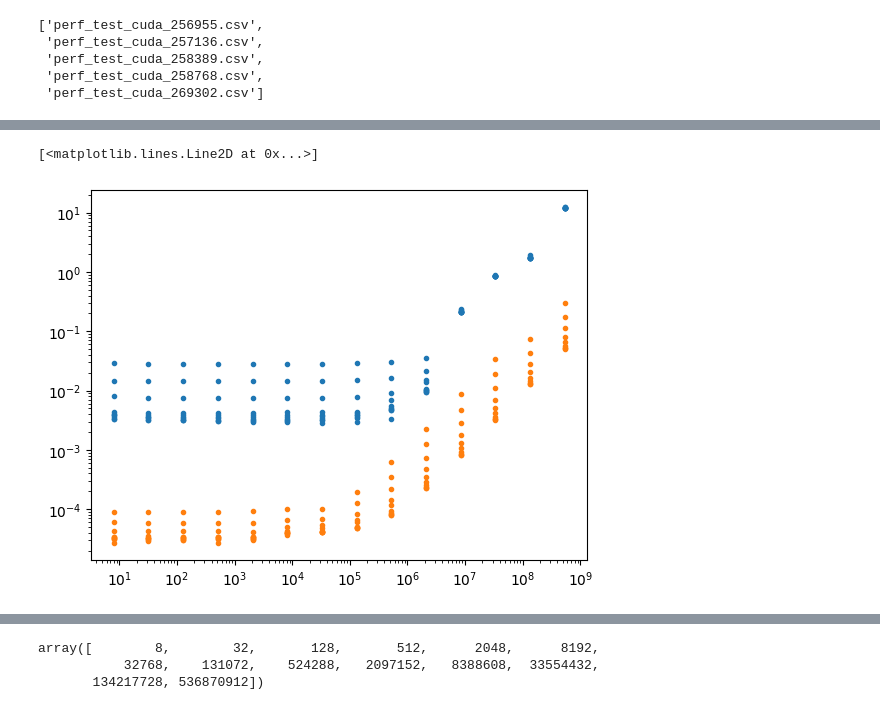
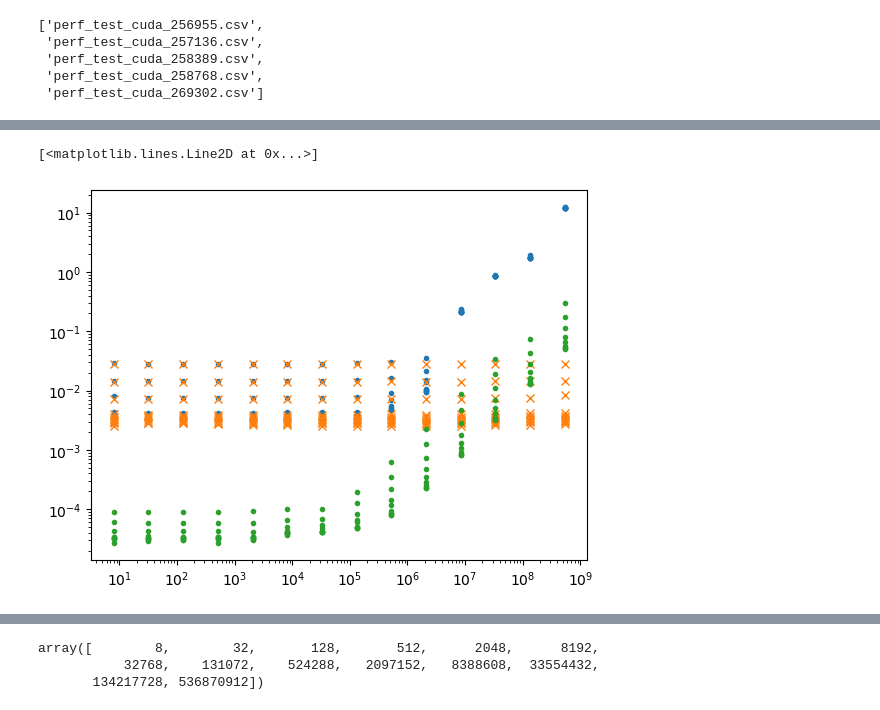
Before and after one commit to grafrap/HPC4WC-overlapping, a Jupyter notebook: measurements/measurement plots.ipynb, the cells around one changed output, grey strips where cells are left out. Drawn from its saved outputs; the diff is of its cells as text; code cells hidden in the pictures.

```diff
--- a/measurements/measurement plots.ipynb
+++ b/measurements/measurement plots.ipynb
@@ -73,6 +105,7 @@ df_gt4py_gpu_notran = pd.read_csv("timeit_gt4py_gpu_notransfer_307809.csv")
 # %%
 plt.loglog(df_gt4py_gpu['Size'], df_gt4py_gpu['Time'], ".")
+plt.loglog(df_gt4py_gpu_notran['Size'], df_gt4py_gpu_notran['Time'], "x")
 plt.loglog(df2_1stream['Size'], df2_1stream['Time'], ".")
 # %% [output]
 [<matplotlib.lines.Line2D at 0x...>]
-[figure, old version]
+[figure, new version]
```
Also changed, not shown: parts of 4 cells of this notebook, 1 other file.
